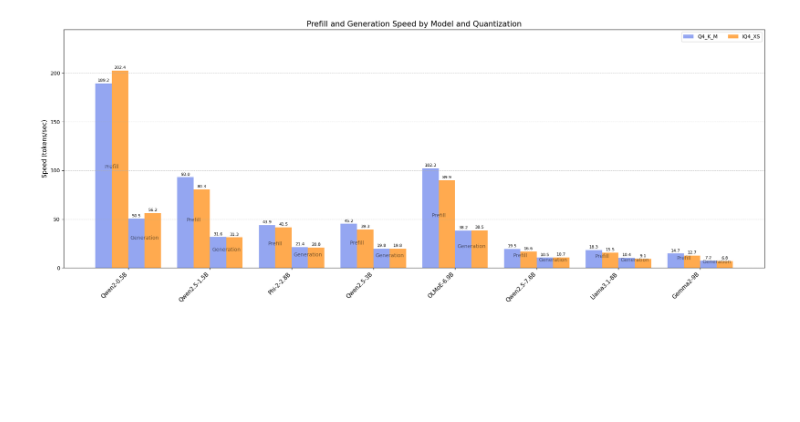
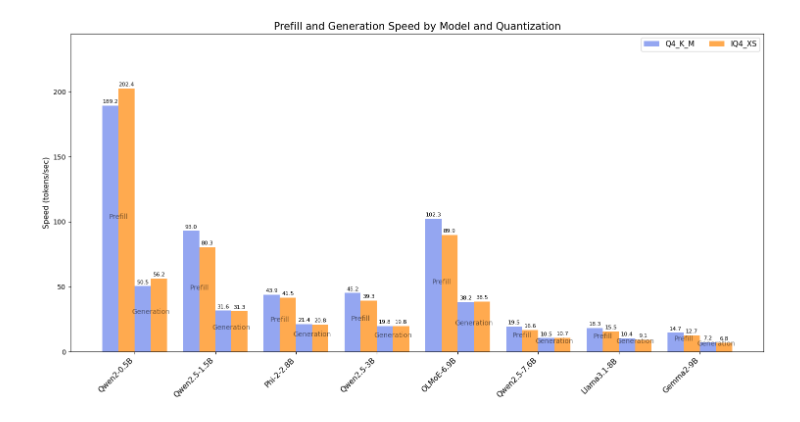
Before and after one commit to ehsaani/LLMs-on-Devices, a Jupyter notebook: experiment_runner/Results/EDA.ipynb, the cells around one changed output. Drawn from its saved outputs; the diff is of its cells as text; code cells hidden in the pictures; blank space fills up the shorter version.

```diff
--- a/experiment_runner/Results/EDA.ipynb
+++ b/experiment_runner/Results/EDA.ipynb
@@ -69,7 +64,7 @@ x = np.arange(n)
 w = 0.2
 
 # ---------------- Plot ----------------
-fig, ax = plt.subplots(figsize=(20, 8))
+fig, ax = plt.subplots(figsize=(15, 8))
 
 # ---- Bars ----
 b1 = ax.bar(
@@ -105,37 +100,36 @@ b4 = ax.bar(
 # ---------------- Formatting ----------------
 ax.set_xticks(x)
 ax.set_xticklabels(df8["model_name"], rotation=45, ha="right", fontsize=11)
-ax.set_ylabel("Speed (tokens/sec)", fontsize=12)
+ax.set_ylabel("Speed (tokens/sec)", fontsize=11)
 ax.set_title("Prefill and Generation Speed by Model and Quantization", fontsize=15)
 
-ax.grid(axis="y", linestyle="--", alpha=0.6)
-ax.legend(fontsize=10, ncol=2)
+ax.legend(fontsize=11, ncol=2)
 
 # ---------------- Bar Value Labels ----------------
 for bars in [b1, b2, b3, b4]:
     label_bars(ax, bars)
 
 # ---------------- Group Labels ----------------
 for i in range(n):
     # Prefill group
     prefill_x = x[i] - w
     prefill_y = max(
         df8["prompt_prefill_speed"].iloc[i],
         df16["prompt_prefill_speed"].iloc[i]
     )
     label_group(ax, prefill_x, prefill_y, "Prefill")
 
     # Generation group
     generation_x = x[i] + w
     generation_y = max(
         df8["generation_decoder_speed"].iloc[i],
         df16["generation_decoder_speed"].iloc[i]
     )
     label_group(ax, generation_x, generation_y, "Generation")
 
 # ---------------- Final Touch ----------------
 ax.set_ylim(0, ax.get_ylim()[1] * 1.15)
 plt.tight_layout()
 plt.show()
 # %% [output]
-[figure, old version]
+[figure, new version]
```
Also changed, not shown: parts of 14 cells of this notebook.
